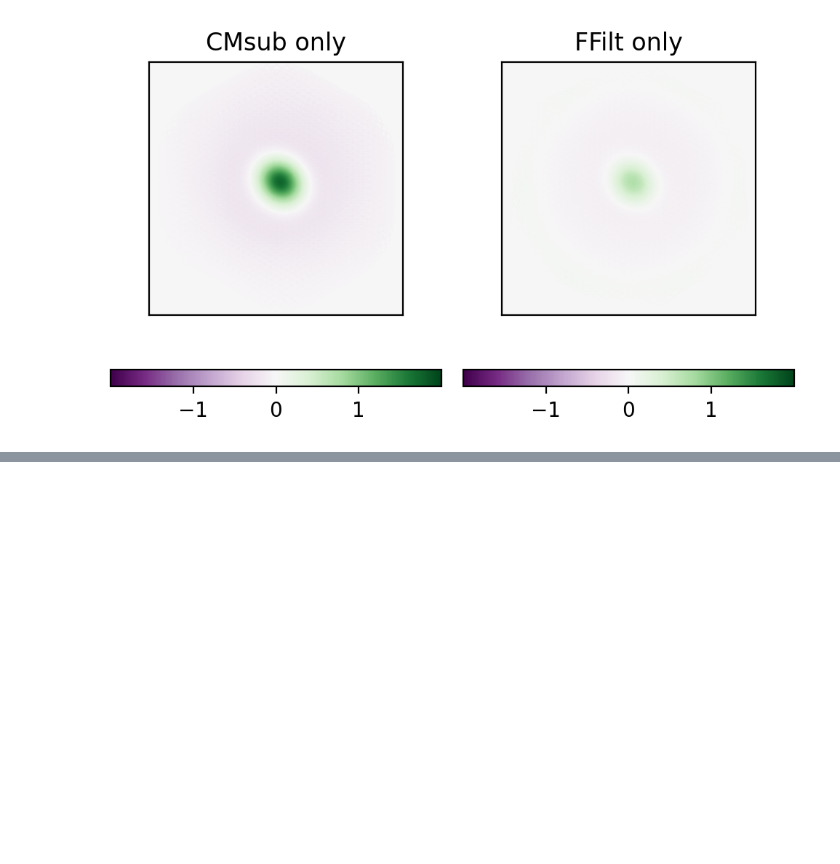
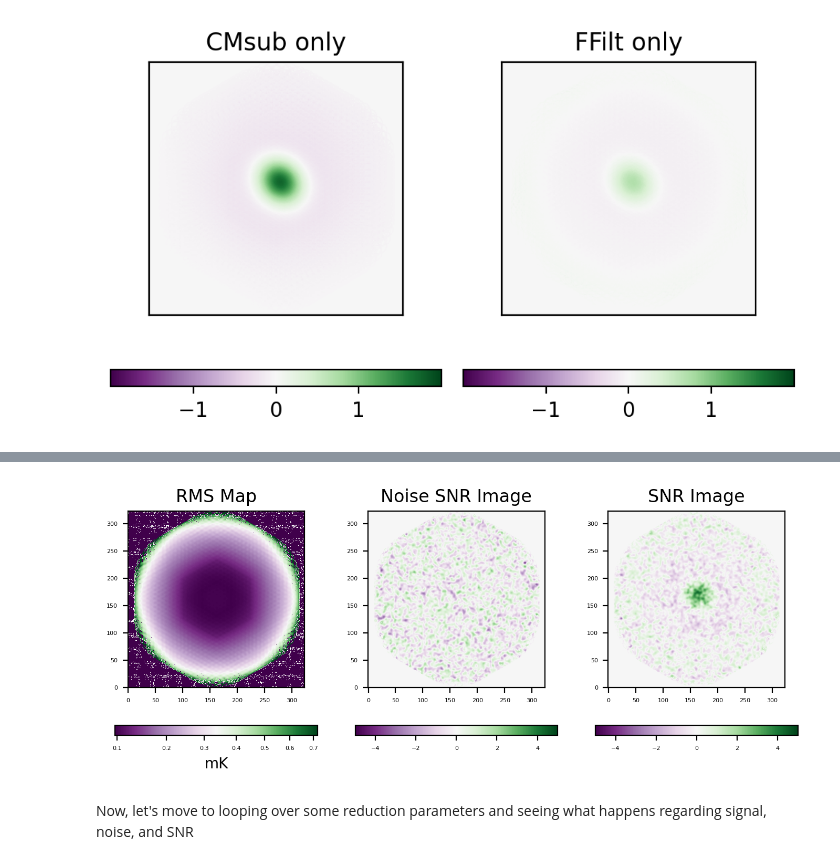
Before and after one commit to CharlesERomero/Sim-SingleBand-mm-obs, a Jupyter notebook: SimulatedM2Scaning.ipynb, the cells around one changed output, grey strips where cells are left out. Drawn from its saved outputs; the diff is of its cells as text; code cells hidden in the pictures; blank space fills up the shorter version.

```diff
--- a/SimulatedM2Scaning.ipynb
+++ b/SimulatedM2Scaning.ipynb
@@ -199,0 +233,45 @@ fig5.tight_layout()
+# %%
+def _forward(x):
+    return np.sqrt(x)
+
+
+def _inverse(x):
+    return x**2
+# %%
+fig6 = plt.figure(6,figsize=(7,3),dpi=200)
+fig6.clf()
+vmax = 10
+vmin = -vmax
+linenorm = colors.Normalize(vmin=vmin, vmax=vmax) # Fairly important to SEE the difference
+sqrtnorm = colors.FuncNorm((_forward, _inverse), vmin=minrms*1e3, vmax=maxrms*1e3)
+mycmap=cm.get_cmap('PRGn')
+#mydcm =cm.get_cmap('PRGn',256)
+#newcolors = mydcm(np.linspace(0,1,256))
+#mycmap.set_under(newcolors[0,:])
+#mycmap.set_over('k')
+
+ax6a = fig6.add_subplot(131)
+im6a = ax6a.imshow(rmsmap*1e3,origin="lower",norm=sqrtnorm,cmap=mycmap)
+ax6a.set_title("RMS Map")
+ax6b = fig6.add_subplot(132)
+im6b = ax6b.imshow(smnoisesnr,origin="lower",vmin=-5,vmax=5,cmap=mycmap)
+ax6b.set_title("Noise SNR Image")
+ax6c = fig6.add_subplot(133)
+im6c = ax6c.imshow(smoothedsnr,origin="lower",norm=linenorm,cmap=mycmap)
+ax6c.set_title("SNR Image")
+
+cb1 = fig6.colorbar(im6a,location="bottom",ax=ax6a,label=r"mK")
+cb2 = fig6.colorbar(im6b,location="bottom",ax=ax6b)
+cb3 = fig6.colorbar(im6b,location="bottom",ax=ax6c)
+for cb in [cb1,cb2,cb3]:
+    cb.ax.tick_params(labelsize=4)
+
+ax6a.tick_params(axis='both', labelsize=4)
+ax6b.tick_params(axis='both', labelsize=4)
+ax6c.tick_params(axis='both', labelsize=4)
+
+fig6.tight_layout()
+# %% [output]
+[figure, added]
+# %% [markdown]
+Now, let's move to looping over some reduction parameters and seeing what happens regarding signal, noise, and SNR
```
Also changed, not shown: parts of 11 cells of this notebook, 2 other files.
